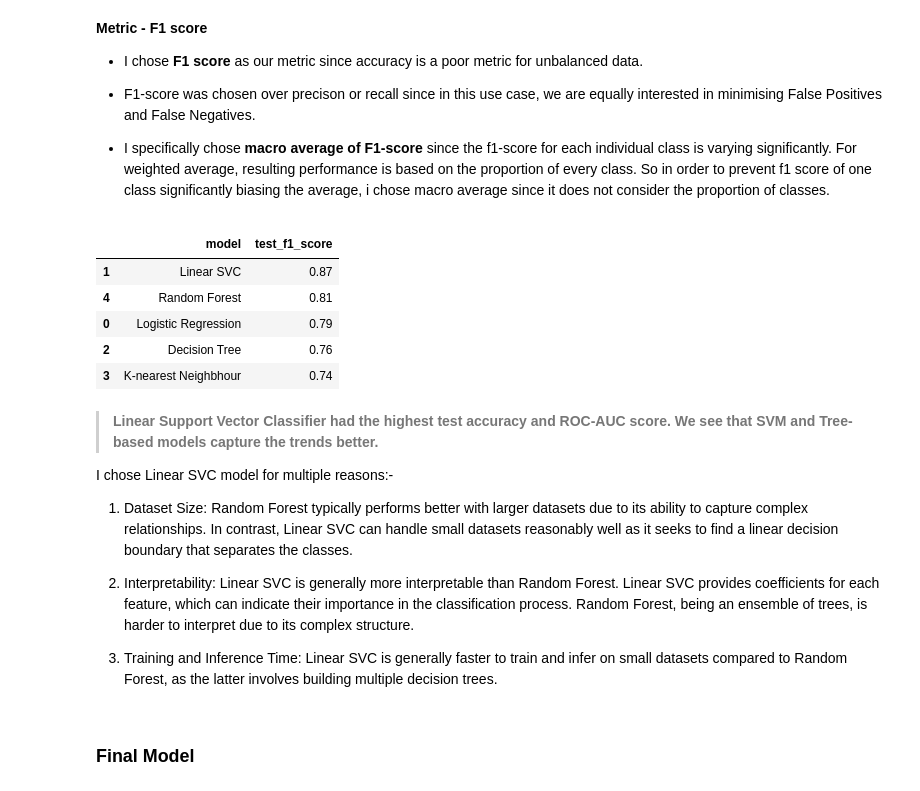
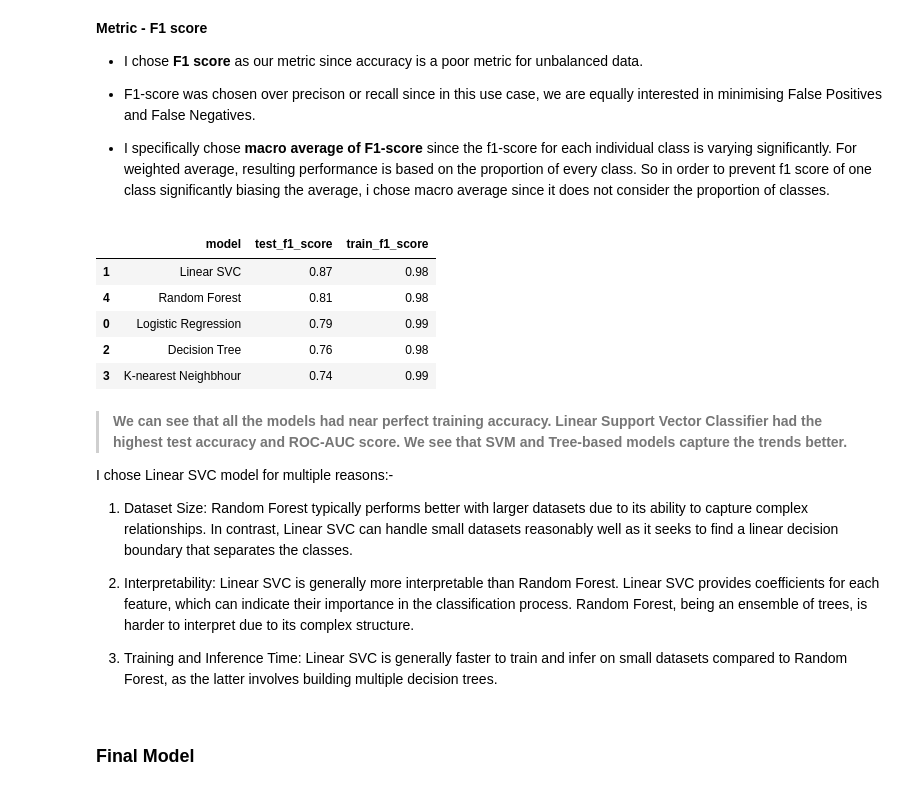
Before and after one commit to anandsk98/HE_Performance, a Jupyter notebook: nbs/03_FINAL_binary_classification_model.ipynb, the cells around one changed output. Cells and saved outputs as stored; diff of their text form; code cells hidden in the pictures.

```diff
--- a/nbs/03_FINAL_binary_classification_model.ipynb
+++ b/nbs/03_FINAL_binary_classification_model.ipynb
@@ -586,6 +586,7 @@ models = {
 }
 
 score = {}
+train_score = []
 # %%
 for i in range(len(list(models))):
 
@@ -613,8 +614,11 @@ for i in range(len(list(models))):
 
     print('='*35)
 
-    # Store in dictionary
+    # Store test score in dictionary
     score[list(models.keys())[i]] = round(classification_report(y_test, y_test_pred,output_dict=True)['macro avg']['f1-score'],2)
+
+    # Get train score
+    train_score.append(round(classification_report(y_train, y_train_pred,output_dict=True)['macro avg']['f1-score'],2))
 # %% [output]
 Model performance for training set
 
@@ -642,17 +646,23 @@ ROC-AUC score: 0.788
 
 - I specifically chose **macro average of F1-score** since the f1-score for each individual class is varying significantly. For weighted average, resulting performance is based on the proportion of every class. So in order to prevent f1 score of one class significantly biasing the average, i chose macro average since it does not consider the proportion of classes.
 # %%
-# Model accuracy
-pd.DataFrame(score.items(),columns = ['model','test_f1_score']).sort_values('test_f1_score',ascending=False)
+# Convert test accuracy to dataframe
+m_acc = pd.DataFrame(score.items(),columns = ['model','test_f1_score']).sort_values('test_f1_score',ascending=False)
+
+# Append list to column
+m_acc['train_f1_score'] = train_score
+
+# Preview
+m_acc
 # %% [output]
-|  | model | test_f1_score |
-| 1 | Linear SVC | 0.87 |
-| 4 | Random Forest | 0.81 |
-| 0 | Logistic Regression | 0.79 |
-| 2 | Decision Tree | 0.76 |
-| 3 | K-nearest Neighbhour | 0.74 |
+|  | model | test_f1_score | train_f1_score |
+| 1 | Linear SVC | 0.87 | 0.98 |
+| 4 | Random Forest | 0.81 | 0.98 |
+| 0 | Logistic Regression | 0.79 | 0.99 |
+| 2 | Decision Tree | 0.76 | 0.98 |
+| 3 | K-nearest Neighbhour | 0.74 | 0.99 |
 # %% [markdown]
-> **Linear Support Vector Classifier had the highest test accuracy and ROC-AUC score. We see that SVM and Tree-based models capture the trends better.**
+> **We can see that all the models had near perfect training accuracy. Linear Support Vector Classifier had the highest test accuracy and ROC-AUC score. We see that SVM and Tree-based models capture the trends better.**
 
 I chose Linear SVC model for multiple reasons:-
 
```
Also changed, not shown: parts of 3 cells of this notebook.
